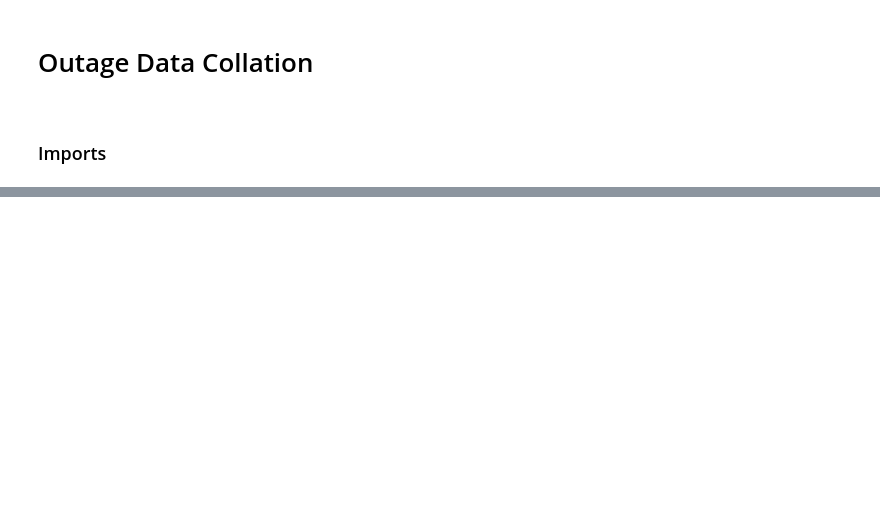
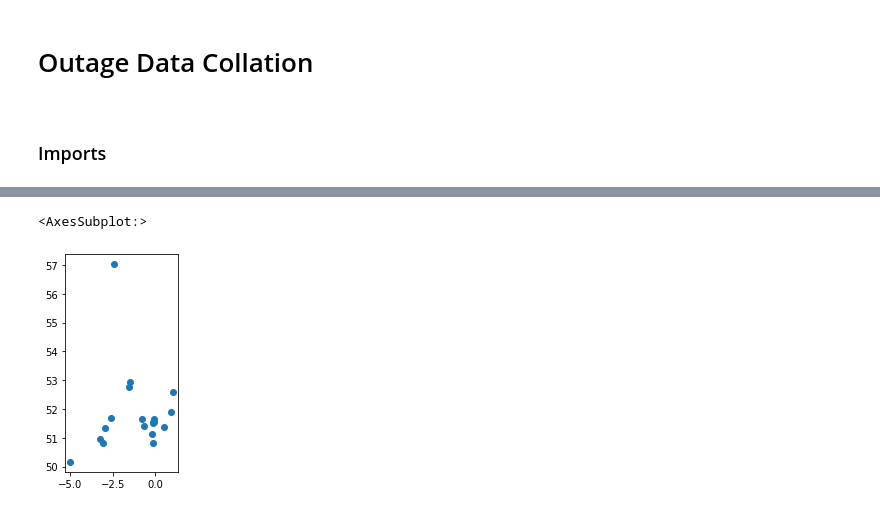
Before and after one commit to OSUKED/Outage-Watch, a Jupyter notebook: nbs/02-collation.ipynb, the cells around one changed output, grey strips where cells are left out. Saved outputs shown, nothing was run; the diff lists cells and outputs as text; code cells hidden in the pictures; blank space fills up the shorter version.

Commit message:
added outage locations geojson

```diff
--- a/nbs/02-collation.ipynb
+++ b/nbs/02-collation.ipynb
@@ -95,0 +121,2 @@ df_postcodes
+# %%
+get_postcode_url = lambda postcode: f'http://api.getthedata.com/postcode/{postcode}'
@@ -95,0 +176,4 @@ df_postcodes
+# %%
+%%time
+
+pcl = PostCodeLocator()
@@ -95,0 +204,30 @@ df_postcodes
+# %%
+def add_outage_longitudes_latitudes(df_outages, postcodes_fp: str='../data/postcodes.csv'):
+    pcl = PostCodeLocator(postcodes_fp)
+
+    s_incident_longitudes = pd.Series(index=df_outages.index, dtype='float64')
+    s_incident_latitudes = pd.Series(index=df_outages.index, dtype='float64')
+
+    for outage_idx, s_outage in track(df_outages.iterrows(), total=df_outages.shape[0]):
+        incident_longitudes = []
+        incident_latitudes = []
+
+        for postcode_impacted in s_outage['postcodes_impacted']:
+            longitude, latitude = pcl.get_postcode_location(postcode_impacted)
+
+            incident_longitudes += [longitude]
+            incident_latitudes += [latitude]
+
+        s_incident_longitudes.loc[outage_idx] = pd.Series(incident_longitudes).mean()
+        s_incident_latitudes.loc[outage_idx] = pd.Series(incident_latitudes).mean()
+
+    df_outages = (df_outages
+                  .assign(longitude=s_incident_longitudes)
+                  .assign(latitude=s_incident_latitudes)
+                 )
+
+    return df_outages
+# %%
+df_outages = add_outage_longitudes_latitudes(df_outages)
+
+df_outages.head(3)
@@ -95,0 +241,11 @@ df_postcodes
+# %%
+gdf_outages = gpd.GeoDataFrame(
+    data=df_outages.drop(columns=['longitude', 'latitude']),
+    geometry=gpd.points_from_xy(df_outages['longitude'], df_outages['latitude']),
+    crs='EPSG:4326'
+)
+
+gdf_outages.plot()
+# %% [output]
+<AxesSubplot:>
+[figure, added]
```
Also changed, not shown: parts of 28 cells of this notebook, 10 other files.
